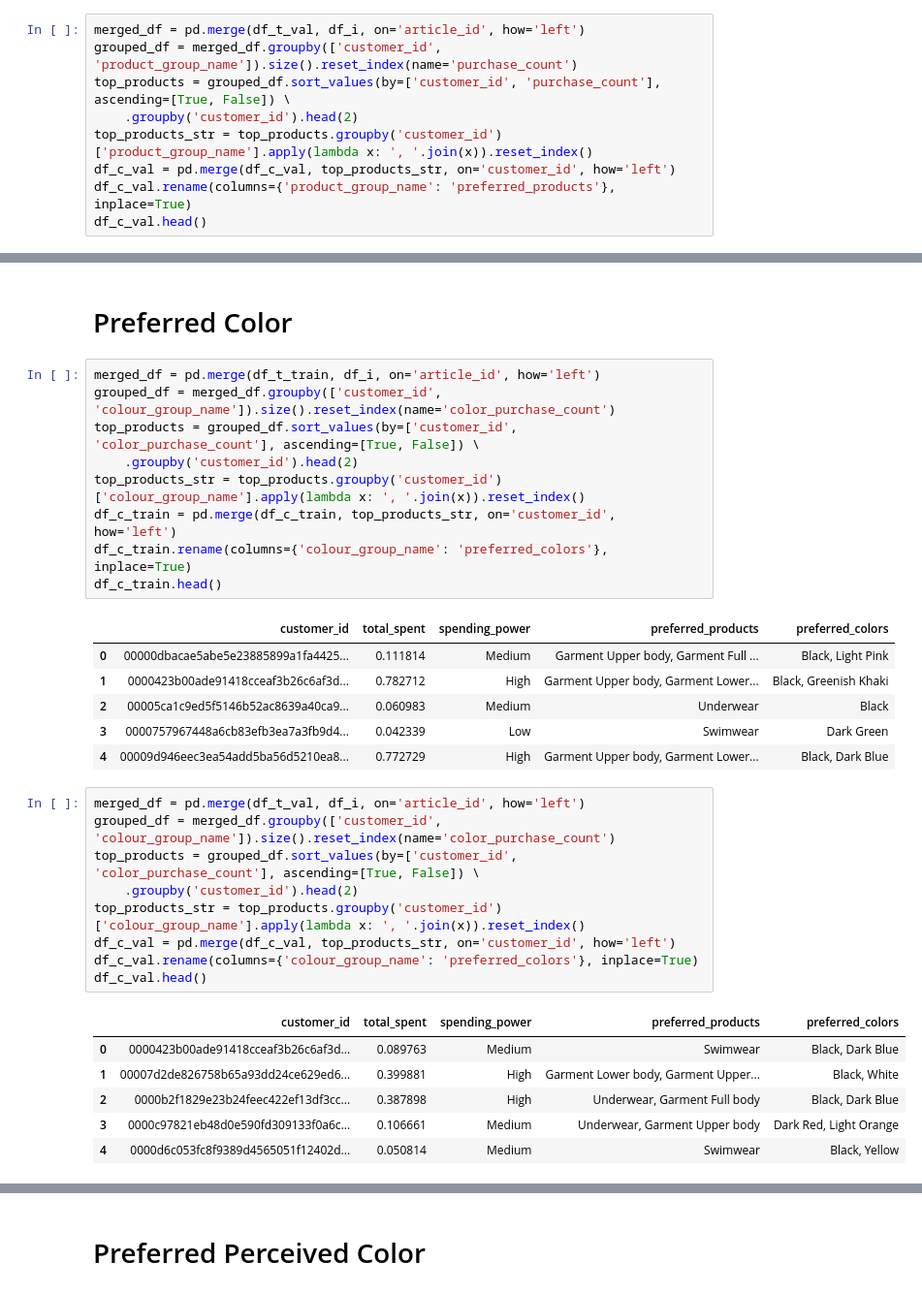
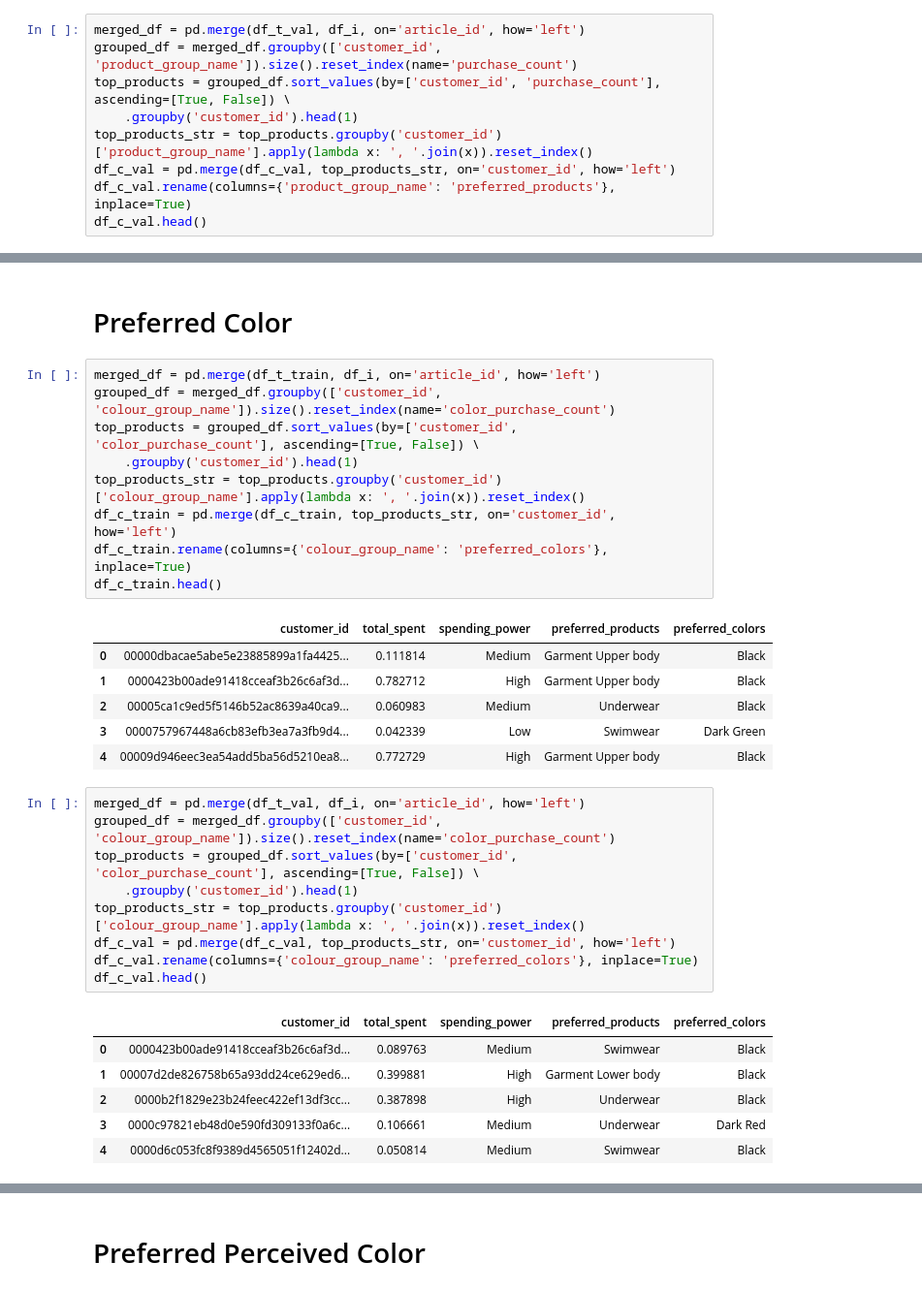
Before and after one commit to aldensiol/FashoReco, a Jupyter notebook: feature-engineering.ipynb, the cells around one changed output, grey strips where cells are left out. Shown: that part at 97% size. Cells and saved outputs as stored; diff of their text form.

```diff
--- a/feature-engineering.ipynb
+++ b/feature-engineering.ipynb
@@ -113,7 +113,7 @@ df_c_train.head()
 merged_df = pd.merge(df_t_val, df_i, on='article_id', how='left')
 grouped_df = merged_df.groupby(['customer_id', 'product_group_name']).size().reset_index(name='purchase_count')
 top_products = grouped_df.sort_values(by=['customer_id', 'purchase_count'], ascending=[True, False]) \
-    .groupby('customer_id').head(2)
+    .groupby('customer_id').head(1)
 top_products_str = top_products.groupby('customer_id')['product_group_name'].apply(lambda x: ', '.join(x)).reset_index()
 df_c_val = pd.merge(df_c_val, top_products_str, on='customer_id', how='left')
 df_c_val.rename(columns={'product_group_name': 'preferred_products'}, inplace=True)
@@ -147,34 +147,34 @@ df_c_test.head()
 merged_df = pd.merge(df_t_train, df_i, on='article_id', how='left')
 grouped_df = merged_df.groupby(['customer_id', 'colour_group_name']).size().reset_index(name='color_purchase_count')
 top_products = grouped_df.sort_values(by=['customer_id', 'color_purchase_count'], ascending=[True, False]) \
-    .groupby('customer_id').head(2)
+    .groupby('customer_id').head(1)
 top_products_str = top_products.groupby('customer_id')['colour_group_name'].apply(lambda x: ', '.join(x)).reset_index()
 df_c_train = pd.merge(df_c_train, top_products_str, on='customer_id', how='left')
 df_c_train.rename(columns={'colour_group_name': 'preferred_colors'}, inplace=True)
 df_c_train.head()
 # %% [output]
 |  | customer_id | total_spent | spending_power | preferred_products | preferred_colors |
-| 0 | 00000dbacae5abe5e23885899a1fa4425... | 0.111814 | Medium | Garment Upper body, Garment Full ... | Black, Light Pink |
-| 1 | 0000423b00ade91418cceaf3b26c6af3d... | 0.782712 | High | Garment Upper body, Garment Lower... | Black, Greenish Khaki |
+| 0 | 00000dbacae5abe5e23885899a1fa4425... | 0.111814 | Medium | Garment Upper body | Black |
+| 1 | 0000423b00ade91418cceaf3b26c6af3d... | 0.782712 | High | Garment Upper body | Black |
 | 2 | 00005ca1c9ed5f5146b52ac8639a40ca9... | 0.060983 | Medium | Underwear | Black |
 | 3 | 0000757967448a6cb83efb3ea7a3fb9d4... | 0.042339 | Low | Swimwear | Dark Green |
-| 4 | 00009d946eec3ea54add5ba56d5210ea8... | 0.772729 | High | Garment Upper body, Garment Lower... | Black, Dark Blue |
+| 4 | 00009d946eec3ea54add5ba56d5210ea8... | 0.772729 | High | Garment Upper body | Black |
 # %%
 merged_df = pd.merge(df_t_val, df_i, on='article_id', how='left')
 grouped_df = merged_df.groupby(['customer_id', 'colour_group_name']).size().reset_index(name='color_purchase_count')
 top_products = grouped_df.sort_values(by=['customer_id', 'color_purchase_count'], ascending=[True, False]) \
-    .groupby('customer_id').head(2)
+    .groupby('customer_id').head(1)
 top_products_str = top_products.groupby('customer_id')['colour_group_name'].apply(lambda x: ', '.join(x)).reset_index()
 df_c_val = pd.merge(df_c_val, top_products_str, on='customer_id', how='left')
 df_c_val.rename(columns={'colour_group_name': 'preferred_colors'}, inplace=True)
 df_c_val.head()
 # %% [output]
 |  | customer_id | total_spent | spending_power | preferred_products | preferred_colors |
-| 0 | 0000423b00ade91418cceaf3b26c6af3d... | 0.089763 | Medium | Swimwear | Black, Dark Blue |
-| 1 | 00007d2de826758b65a93dd24ce629ed6... | 0.399881 | High | Garment Lower body, Garment Upper... | Black, White |
-| 2 | 0000b2f1829e23b24feec422ef13df3cc... | 0.387898 | High | Underwear, Garment Full body | Black, Dark Blue |
-| 3 | 0000c97821eb48d0e590fd309133f0a6c... | 0.106661 | Medium | Underwear, Garment Upper body | Dark Red, Light Orange |
-| 4 | 0000d6c053fc8f9389d4565051f12402d... | 0.050814 | Medium | Swimwear | Black, Yellow |
+| 0 | 0000423b00ade91418cceaf3b26c6af3d... | 0.089763 | Medium | Swimwear | Black |
+| 1 | 00007d2de826758b65a93dd24ce629ed6... | 0.399881 | High | Garment Lower body | Black |
+| 2 | 0000b2f1829e23b24feec422ef13df3cc... | 0.387898 | High | Underwear | Black |
+| 3 | 0000c97821eb48d0e590fd309133f0a6c... | 0.106661 | Medium | Underwear | Dark Red |
+| 4 | 0000d6c053fc8f9389d4565051f12402d... | 0.050814 | Medium | Swimwear | Black |
 # %%
 merged_df = pd.merge(df_t_test, df_i, on='article_id', how='left')
 grouped_df = merged_df.groupby(['customer_id', 'colour_group_name']).size().reset_index(name='color_purchase_count')
```
Also changed, not shown: parts of 7 cells of this notebook, 1 other file.
